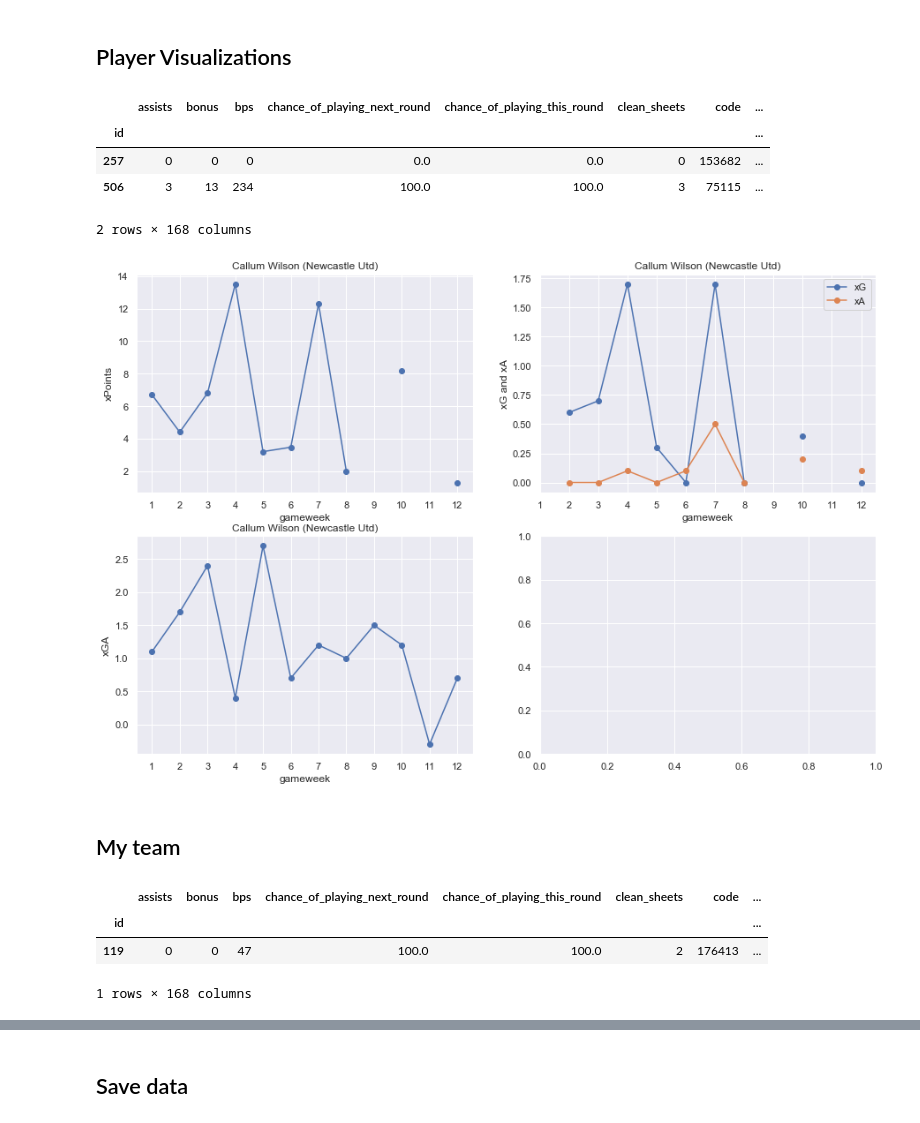
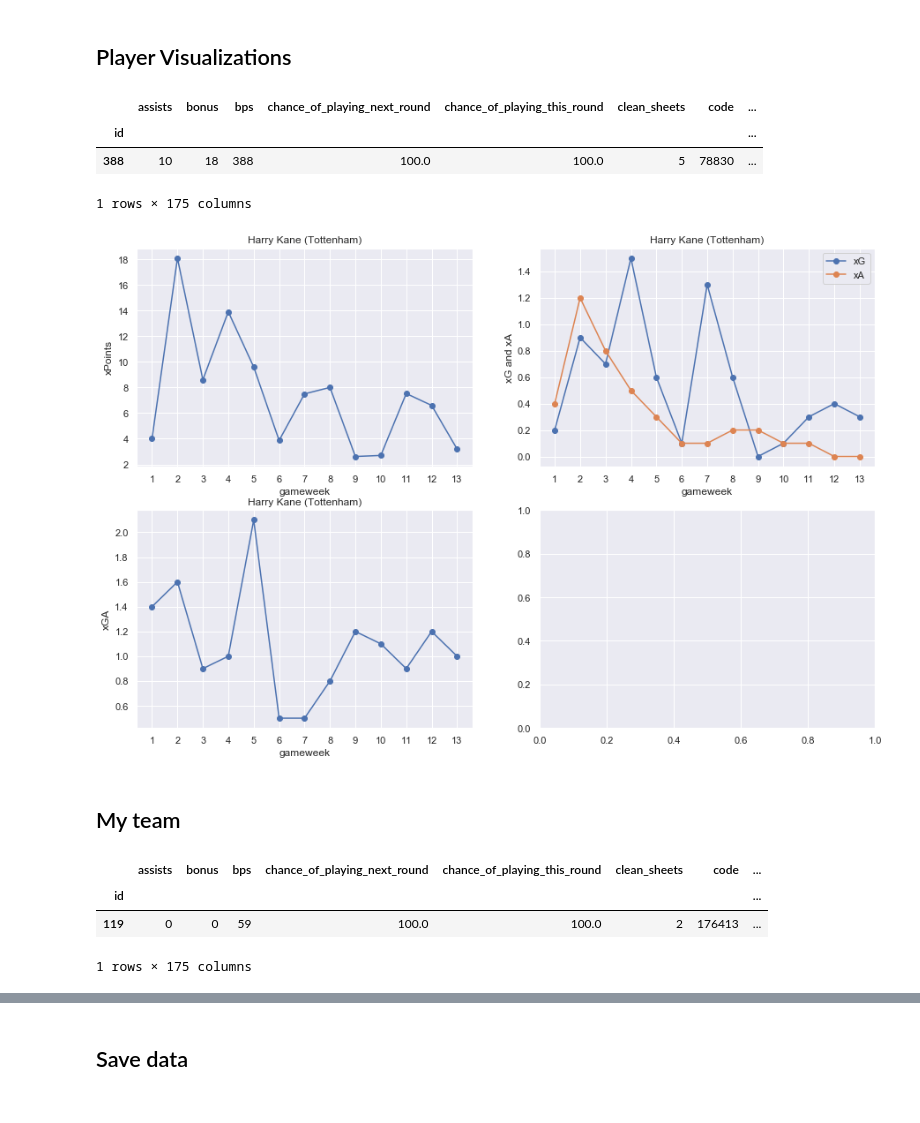
Before and after one commit to jaksticks/Fantasy-Premier-League, a Jupyter notebook: notebooks/playerEvaluation.ipynb, the cells around one changed output, grey strips where cells are left out. Saved outputs shown, nothing was run; the diff lists cells and outputs as text; code cells hidden in the pictures.

Commit message:
update week 13, added value form 5

```diff
--- a/notebooks/playerEvaluation.ipynb
+++ b/notebooks/playerEvaluation.ipynb
@@ -4,7 +4,7 @@
 Here we compare players based on their adjusted points. Also, we calculate some useful metrics using the adjusted points to further evaluate player performance in FPL.
 # %%
 # recent gameweek
-gameweek = 12
+gameweek = 13
 # %%
 # import basic libraries
 import pandas as pd
@@ -37,6 +37,7 @@ The value points is calculated as the geometric mean of a players adjusted point
 # %%
 # value = expected points / cost
 df['value'] = df['adjusted points per game'] / (df['now_cost'] / 10.0)
+df['value form 5'] = df['form 5'] / (df['now_cost'] / 10.0)
 # geometric mean of 'adjusted points per game' and 'value'
 df['valuePoints metric'] = np.sqrt(df['adjusted points per game'] * df['value'])
 # %%
@@ -300,46 +301,45 @@ for i in range(1,gameweek+1):
 #display(column_xPoints)
 # %%
 # find player index
-name_string = 'Wilson'
+name_string = 'Kane'
 playersFound = df[df['web_name'].str.contains(name_string)]
 display(playersFound)
 # plot xPoints over time
 ix = playersFound.index[0]
-ix = 506
+#ix = 12
 
 fig,ax = plt.subplots(2,2,figsize=(15,10))
 
 ax[0,0].plot(game_weeks, df.loc[ix,column_xPoints], marker='o')
 title_string = df.loc[ix,'first_name'] + ' ' + df.loc[ix,'second_name'] + ' (' + df.loc[ix,'team_name'] + ')'
 ax[0,0].set_title(title_string)
 ax[0,0].set_xlabel('gameweek')
 ax[0,0].set_ylabel('xPoints')
 ax[0,0].set_xticks(game_weeks)
 
 ax[0,1].plot(game_weeks, df.loc[ix,column_xG], marker='o')
 ax[0,1].plot(game_weeks, df.loc[ix,column_xA], marker='o')
 ax[0,1].legend(('xG','xA'))
 title_string = df.loc[ix,'first_name'] + ' ' + df.loc[ix,'second_name'] + ' (' + df.loc[ix,'team_name'] + ')'
 ax[0,1].set_title(title_string)
 ax[0,1].set_xlabel('gameweek')
 ax[0,1].set_ylabel('xG and xA')
 ax[0,1].set_xticks(game_weeks)
 
 ax[1,0].plot(game_weeks, df.loc[ix,column_xGA], marker='o')
 title_string = df.loc[ix,'first_name'] + ' ' + df.loc[ix,'second_name'] + ' (' + df.loc[ix,'team_name'] + ')'
 ax[1,0].set_title(title_string)
 ax[1,0].set_xlabel('gameweek')
 ax[1,0].set_ylabel('xGA')
 ax[1,0].set_xticks(game_weeks)
 
 plt.show()
 # %% [output]
 |  | assists | bonus | bps | chance_of_playing_next_round | chance_of_playing_this_round | clean_sheets | code | ... |
 | id |  |  |  |  |  |  |  | ... |
-| 257 | 0 | 0 | 0 | 0.0 | 0.0 | 0 | 153682 | ... |
-| 506 | 3 | 13 | 234 | 100.0 | 100.0 | 3 | 75115 | ... |
+| 388 | 10 | 18 | 388 | 100.0 | 100.0 | 5 | 78830 | ... |
-2 rows × 168 columns
+1 rows × 175 columns
-[figure, old version]
+[figure, new version]
 # %% [markdown]
 ## My team
 # %%
@@ -348,6 +348,6 @@ df[df['web_name'].str.contains('Pulisi')]
 # %% [output]
 |  | assists | bonus | bps | chance_of_playing_next_round | chance_of_playing_this_round | clean_sheets | code | ... |
 | id |  |  |  |  |  |  |  | ... |
-| 119 | 0 | 0 | 47 | 100.0 | 100.0 | 2 | 176413 | ... |
+| 119 | 0 | 0 | 59 | 100.0 | 100.0 | 2 | 176413 | ... |
-1 rows × 168 columns
+1 rows × 175 columns
 # %%
```
Also changed, not shown: parts of 8 cells of this notebook, 6 other files.
